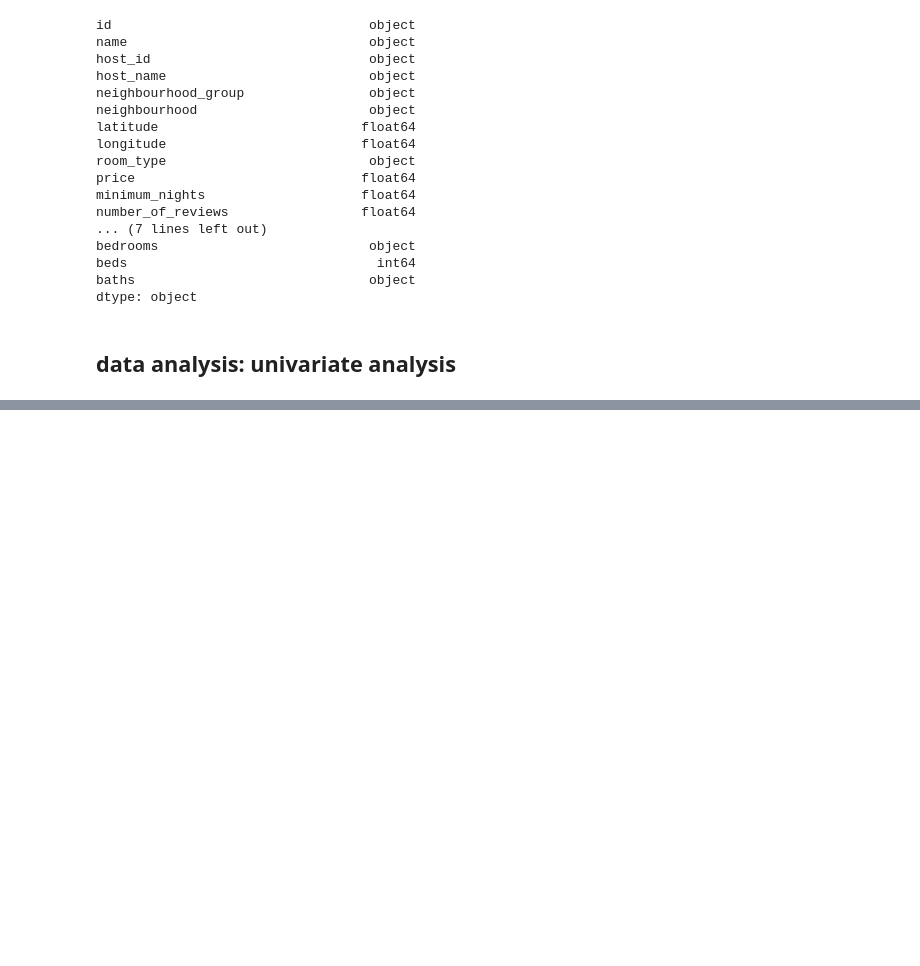
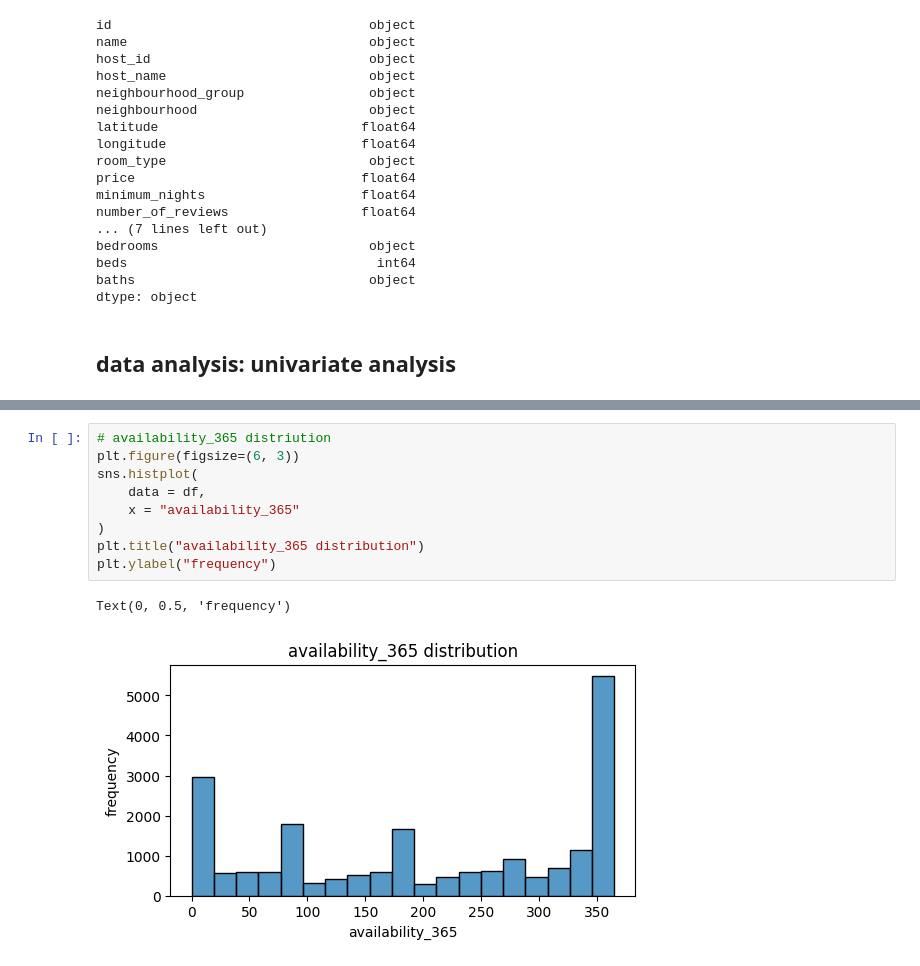
Before and after one commit to kamijoseph/AirBnB-EDA, a Jupyter notebook: main.ipynb, the cells around one changed output, grey strips where cells are left out. Saved outputs shown, nothing was run; the diff lists cells and outputs as text; blank space fills up the shorter version.

```diff
--- a/main.ipynb
+++ b/main.ipynb
@@ -319,0 +343,12 @@ dtype: object
+# %%
+# availability_365 distriution
+plt.figure(figsize=(6, 3))
+sns.histplot(
+    data = df,
+    x = "availability_365"
+)
+plt.title("availability_365 distribution")
+plt.ylabel("frequency")
+# %% [output]
+Text(0, 0.5, 'frequency')
+[figure, added]
```
Also changed, not shown: parts of 7 cells of this notebook.
